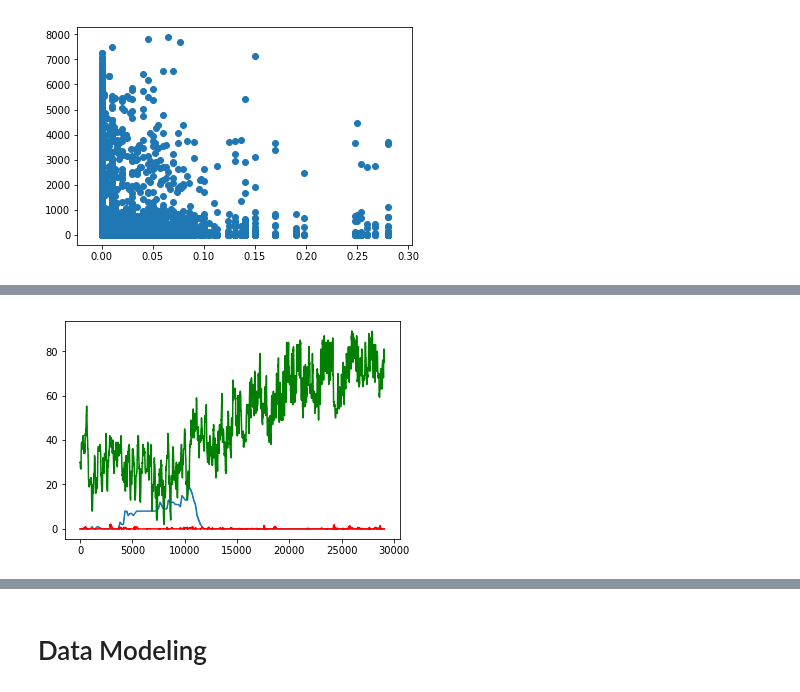
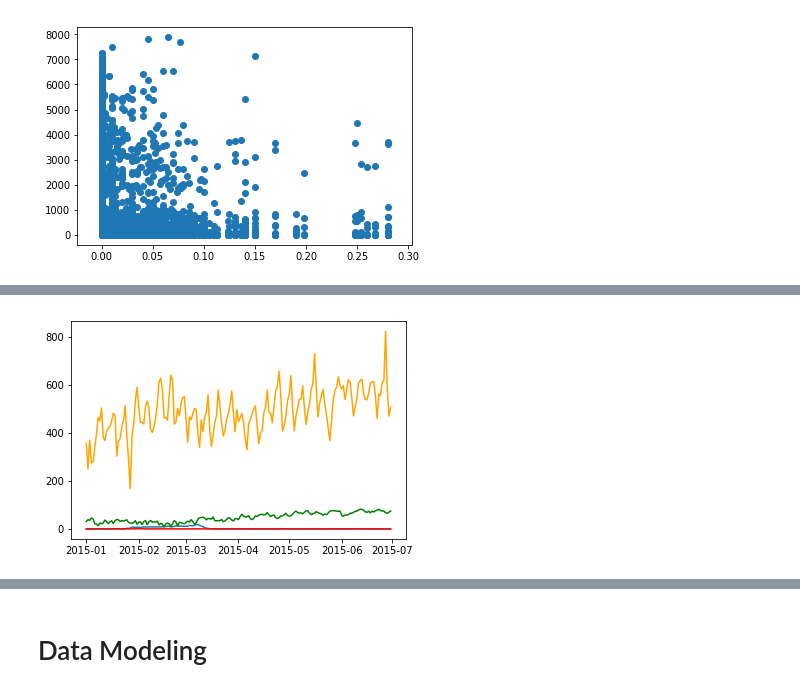
Before and after one commit to nephagra/STATS131_Final, a Jupyter notebook: final_report.ipynb, the cells around one changed output, grey strips where cells are left out. Saved outputs shown, nothing was run; the diff lists cells and outputs as text; code cells hidden in the pictures.

```diff
--- a/final_report.ipynb
+++ b/final_report.ipynb
@@ -149,0 +141,3 @@ manhattan = uber[uber.borough == "Manhattan"]
+# %%
+uberday = uber.resample('D', on='pickup_dt').mean()
+uberday.head(5)
@@ -170,7 +322,8 @@ plt.show()
 # %%
-plt.plot(uber.snow)
-plt.plot(uber.pcp24, color = 'red')
-plt.plot(uber.temp, color = 'green')
+plt.plot(uberday.snow)
+plt.plot(uberday.pcp24, color = 'red')
+plt.plot(uberday.temp, color = 'green')
+plt.plot(uberday.pickups, color = 'orange')
 plt.show()
 # %% [output]
-[figure, old version]
+[figure, new version]
```
Also changed, not shown: parts of 42 cells of this notebook.
